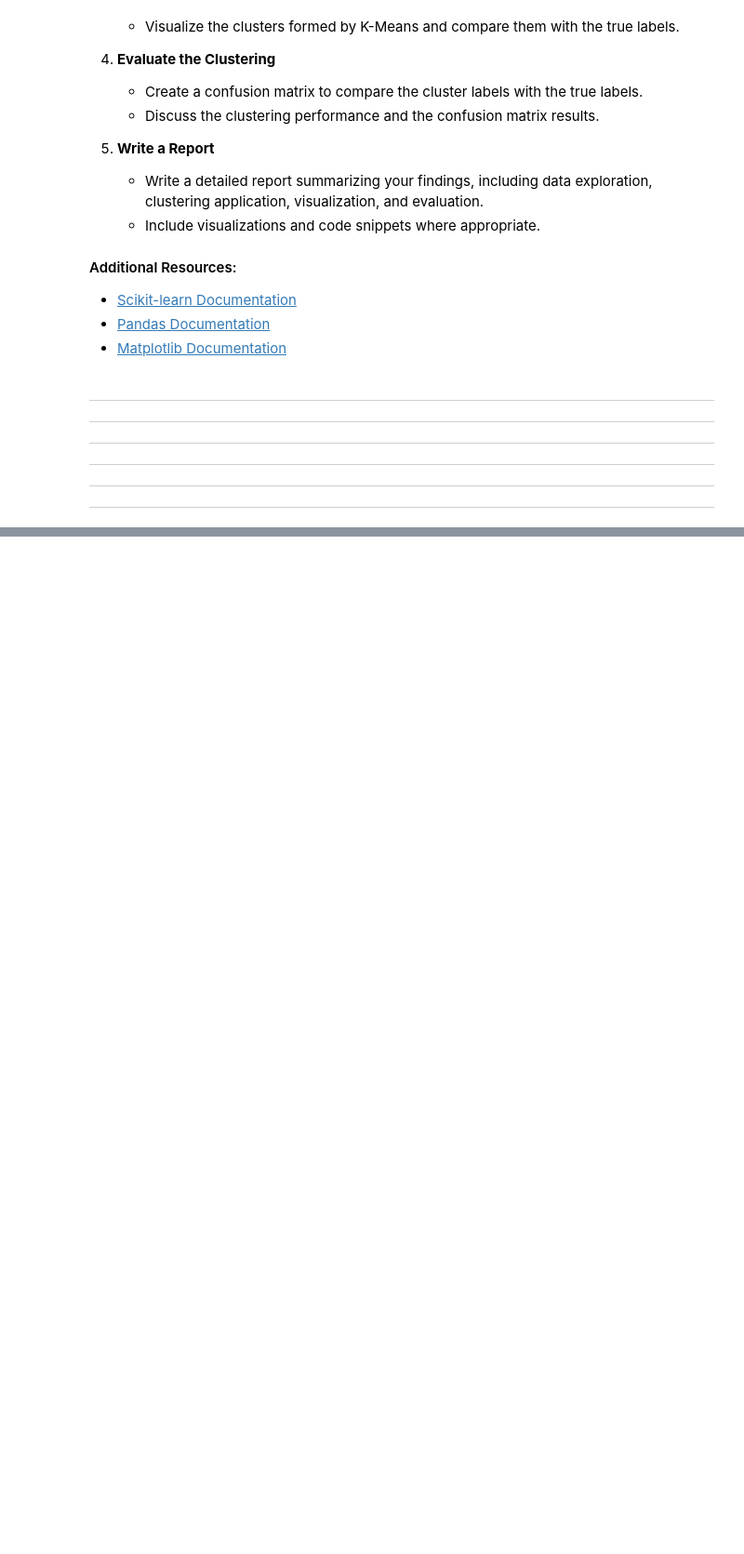
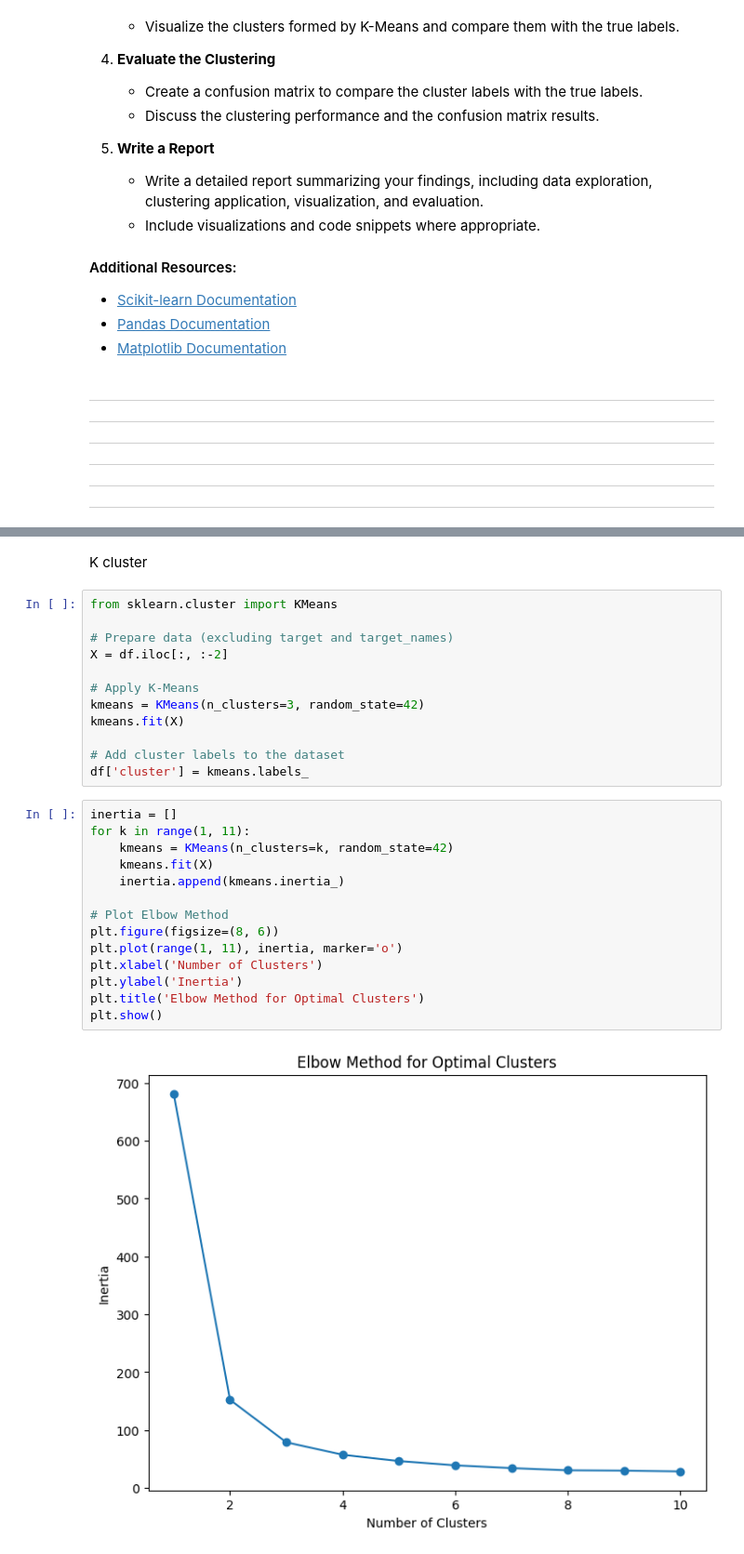
Before and after one commit to Priyankay16/AI_Launchpad_2024, a Jupyter notebook: AI_Launchpad_Assignments_1.ipynb, the cells around one changed output, grey strips where cells are left out. Shown at 93% size. Drawn from its saved outputs; the diff is of its cells as text; blank space fills up the shorter version.

```diff
--- a/AI_Launchpad_Assignments_1.ipynb
+++ b/AI_Launchpad_Assignments_1.ipynb
@@ -299,0 +337,30 @@ You will use the Iris dataset, which contains information about iris flowers, in
+# %% [markdown]
+K cluster
+# %%
+from sklearn.cluster import KMeans
+
+# Prepare data (excluding target and target_names)
+X = df.iloc[:, :-2]
+
+# Apply K-Means
+kmeans = KMeans(n_clusters=3, random_state=42)
+kmeans.fit(X)
+
+# Add cluster labels to the dataset
+df['cluster'] = kmeans.labels_
+# %%
+inertia = []
+for k in range(1, 11):
+    kmeans = KMeans(n_clusters=k, random_state=42)
+    kmeans.fit(X)
+    inertia.append(kmeans.inertia_)
+
+# Plot Elbow Method
+plt.figure(figsize=(8, 6))
+plt.plot(range(1, 11), inertia, marker='o')
+plt.xlabel('Number of Clusters')
+plt.ylabel('Inertia')
+plt.title('Elbow Method for Optimal Clusters')
+plt.show()
+# %% [output]
+[figure, added]
```
Also changed, not shown: parts of 9 cells of this notebook.
